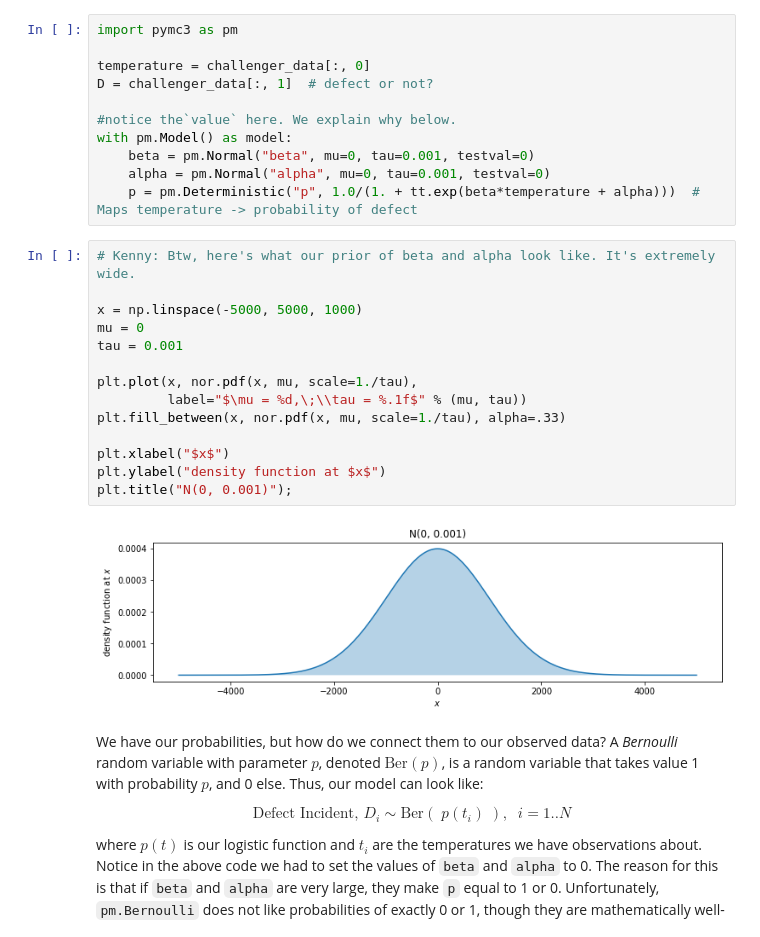
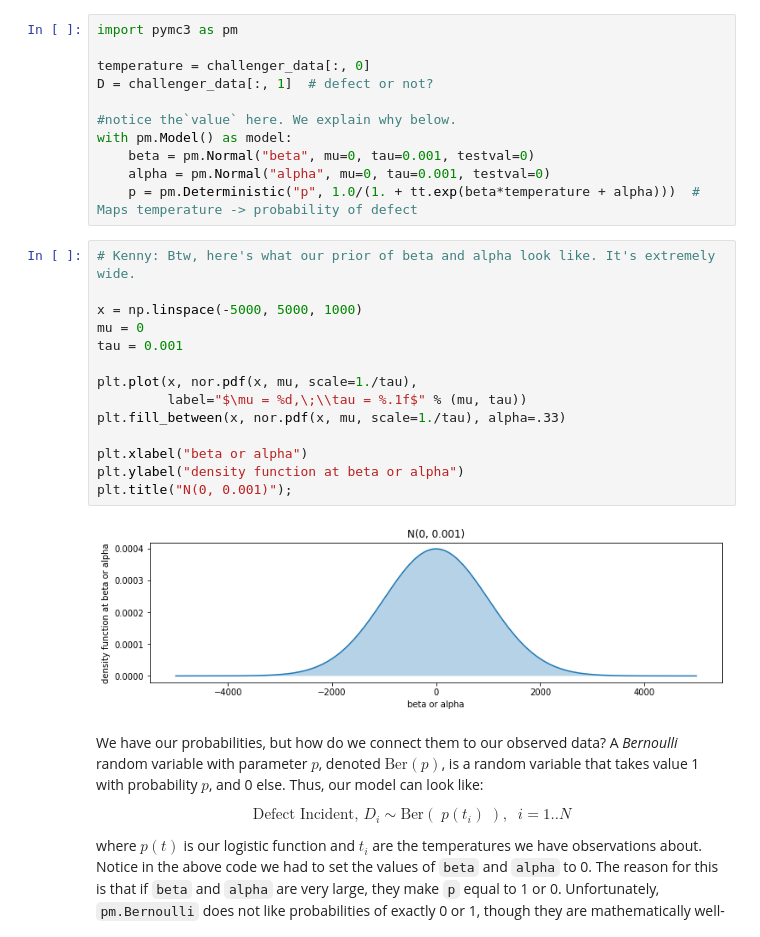
Before and after one commit to kennysong/Probabilistic-Programming-and-Bayesian-Methods-for-Hackers, a Jupyter notebook: Chapter2_MorePyMC/Ch2_MorePyMC_PyMC3.ipynb, the cells around one changed output. Saved outputs shown, nothing was run; the diff lists cells and outputs as text.

```diff
--- a/Chapter2_MorePyMC/Ch2_MorePyMC_PyMC3.ipynb
+++ b/Chapter2_MorePyMC/Ch2_MorePyMC_PyMC3.ipynb
@@ -961,19 +966,19 @@ with pm.Model() as model:
 # %%
 # Kenny: Btw, here's what our prior of beta and alpha look like. It's extremely wide.
 
 x = np.linspace(-5000, 5000, 1000)
 mu = 0
 tau = 0.001
 
 plt.plot(x, nor.pdf(x, mu, scale=1./tau),
          label="$\mu = %d,\;\\tau = %.1f$" % (mu, tau))
 plt.fill_between(x, nor.pdf(x, mu, scale=1./tau), alpha=.33)
 
-plt.xlabel("$x$")
-plt.ylabel("density function at $x$")
+plt.xlabel("beta or alpha")
+plt.ylabel("density function at beta or alpha")
 plt.title("N(0, 0.001)");
 # %% [output]
-[figure, old version]
+[figure, new version]
 # %% [markdown]
 We have our probabilities, but how do we connect them to our observed data? A *Bernoulli* random variable with parameter $p$, denoted $\text{Ber}(p)$, is a random variable that takes value 1 with probability $p$, and 0 else. Thus, our model can look like:
 
```
Also changed, not shown: parts of 44 cells of this notebook, 7 other files.
